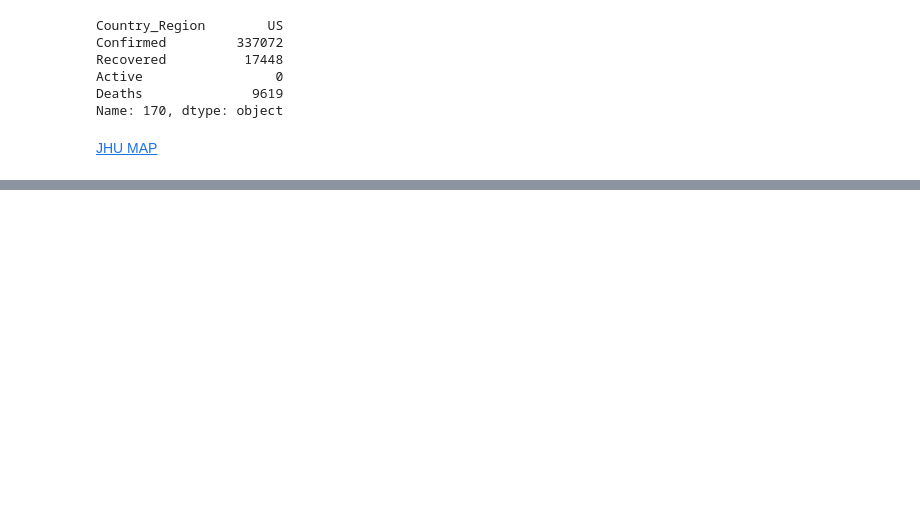
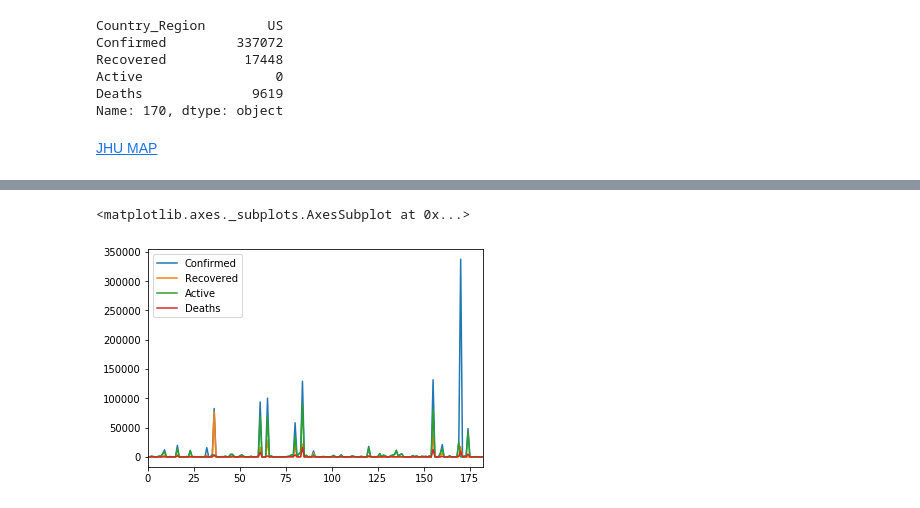
Before and after one commit to Wildertrek/COVID-19, a Jupyter notebook: Wrangling_JHU_COVID-19_Data.ipynb, the cells around one changed output, grey strips where cells are left out. Saved outputs shown, nothing was run; the diff lists cells and outputs as text; code cells hidden in the pictures; blank space fills up the shorter version.

Commit message:
daily updates

```diff
--- a/Wrangling_JHU_COVID-19_Data.ipynb
+++ b/Wrangling_JHU_COVID-19_Data.ipynb
@@ -122,2 +139,2 @@ daily_report[['Province_State', 'Country_Region', 'Last_Update', 'Confirmed', 'R
 # %%
-World = daily_report.groupby(['Country_Region'])[['Confirmed', 'Recovered','Active', 'Deaths']].sum().reset_index()
+World_sums = daily_report.groupby(['Country_Region'])[['Confirmed', 'Recovered','Active', 'Deaths']].sum().reset_index()
@@ -177,0 +225,5 @@ Name: 170, dtype: object
+# %%
+World.plot()
+# %% [output]
+<matplotlib.axes._subplots.AxesSubplot at 0x...>
+[figure, added]
```
Also changed, not shown: parts of 16 cells of this notebook.
